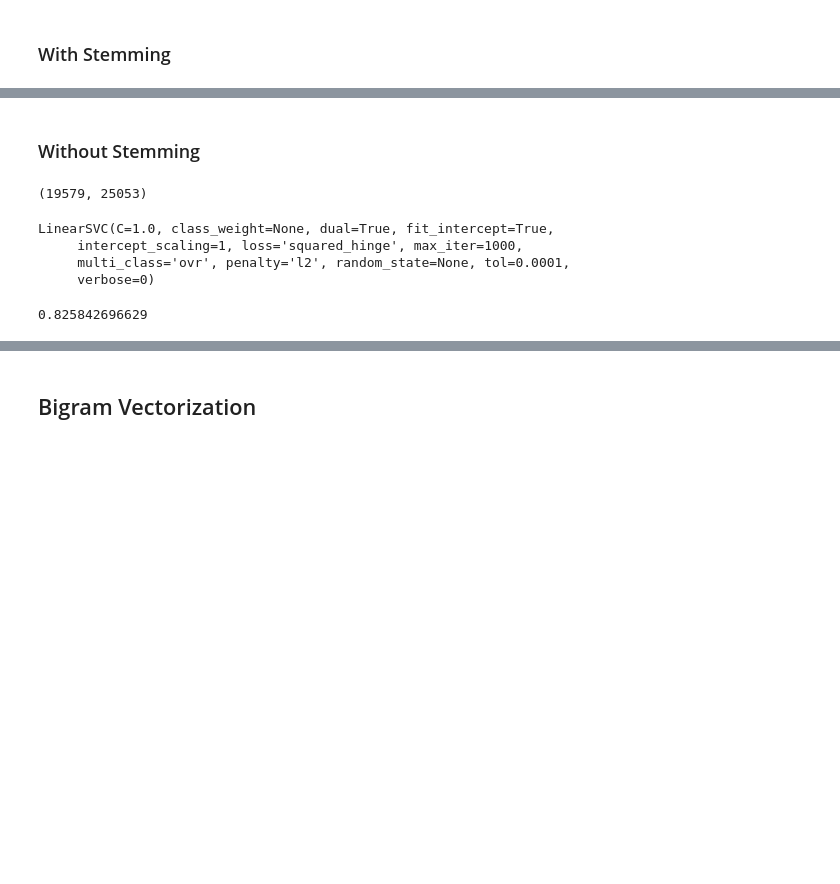
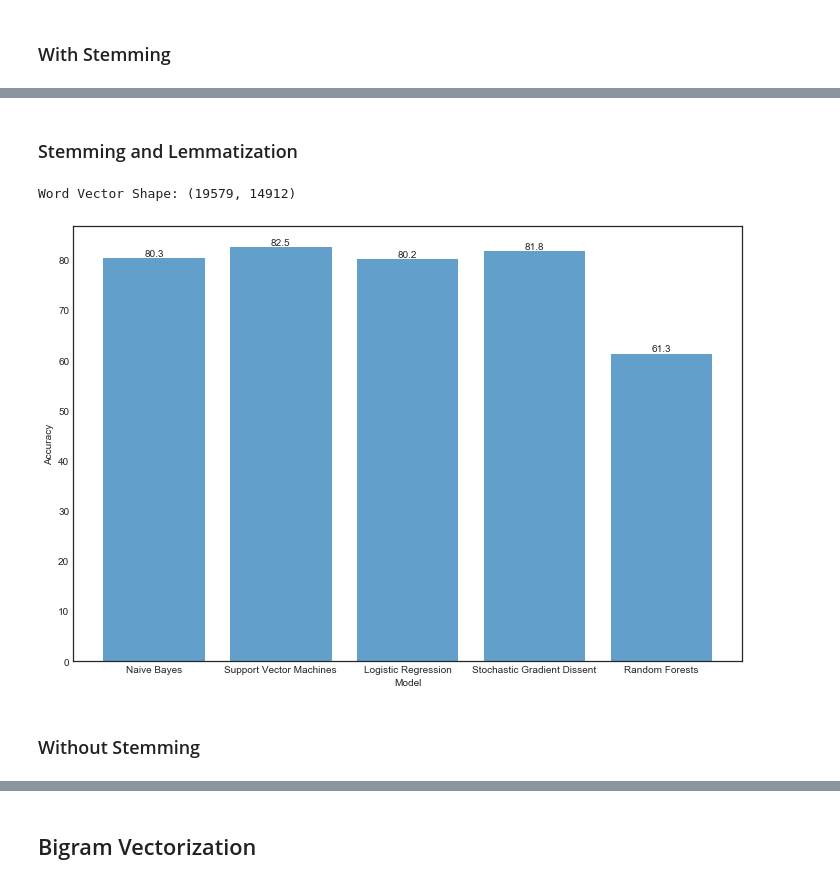
Before and after one commit to cfergusonlee/spooky_author_id, a Jupyter notebook: index.ipynb, the cells around one changed output, grey strips where cells are left out. Saved outputs shown, nothing was run; the diff lists cells and outputs as text; code cells hidden in the pictures; blank space fills up the shorter version.

```diff
--- a/index.ipynb
+++ b/index.ipynb
@@ -182,8 +244,11 @@ accuracy_score(pred, y_test)
+# %% [markdown]
+### Stemming and Lemmatization
+# %%
+vectors = vectorize("Word", train_df.lemma_stems)
+scores = get_scores(vectors, train_df)
+plot_scores(scores)
+# %% [output]
+Word Vector Shape: (19579, 14912)
+[figure, added]
 # %% [markdown]
 ### Without Stemming
-# %%
-vectorizer = TfidfVectorizer()
-vectors = vectorizer.fit_transform(train_df.words)
-vectors.shape
-# %% [output]
-(19579, 25053)
@@ -192,13 +254,0 @@ x_train, x_test, y_train, y_test = train_test_split(vectors, train_df.author, te
-# %%
-svm = LinearSVC()
-svm.fit(x_train, y_train)
-# %% [output]
-LinearSVC(C=1.0, class_weight=None, dual=True, fit_intercept=True,
-     intercept_scaling=1, loss='squared_hinge', max_iter=1000,
-     multi_class='ovr', penalty='l2', random_state=None, tol=0.0001,
-     verbose=0)
-# %%
-pred = svm.predict(x_test)
-accuracy_score(pred, y_test)
-# %% [output]
-0.825842696629
```
Also changed, not shown: parts of 49 cells of this notebook, 2 other files.
